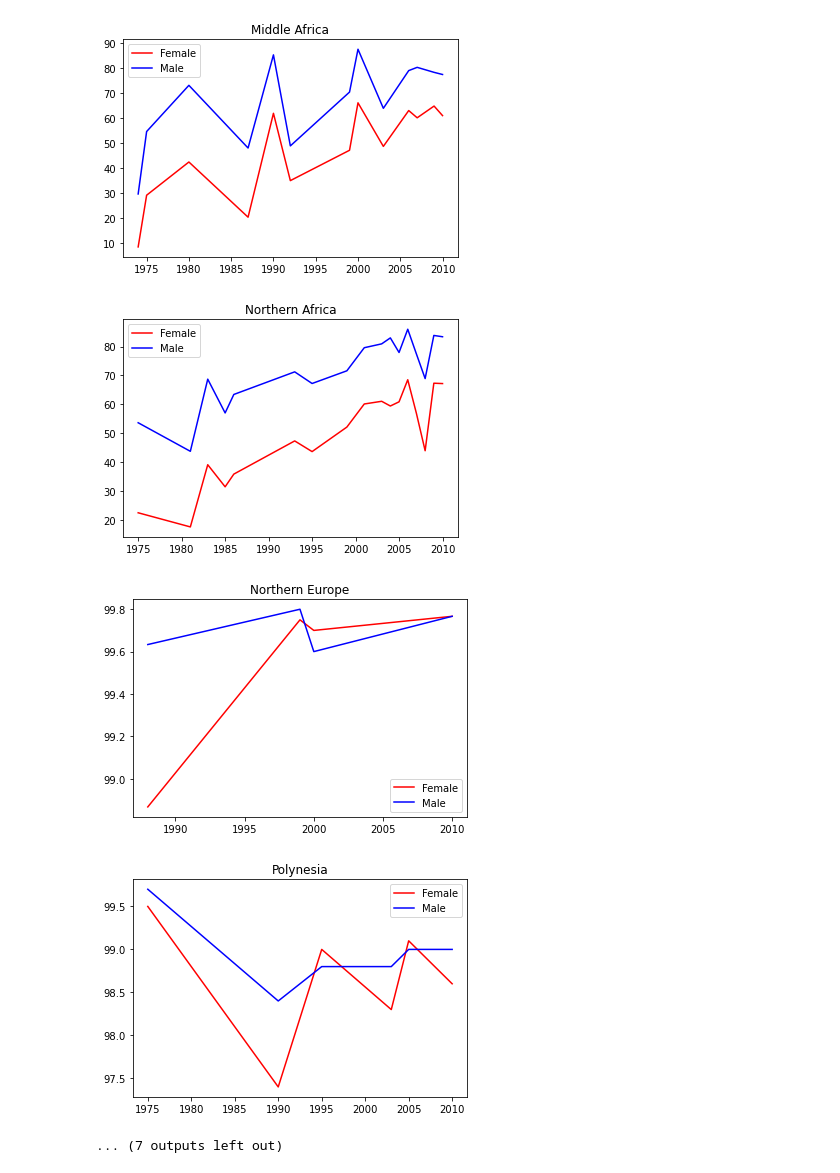
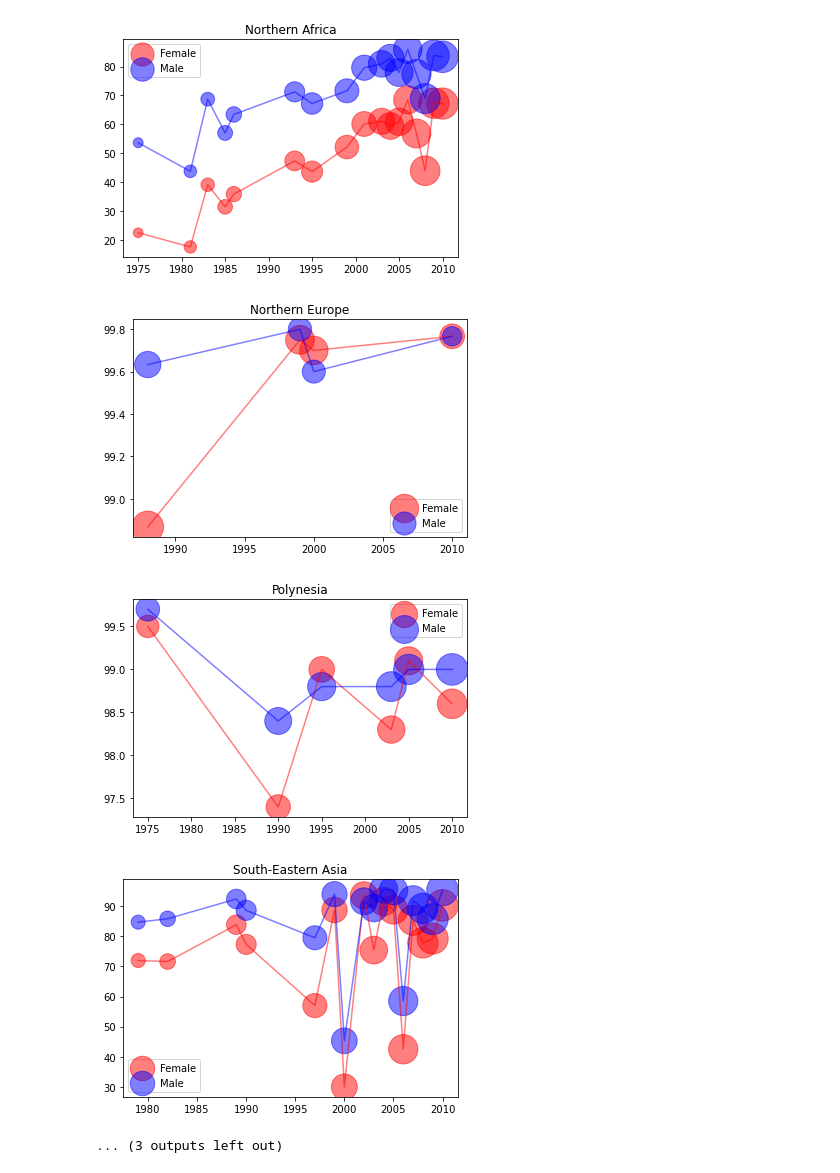
Before and after one commit to saathvikpd/DS3-GlobalHealth, a Jupyter notebook: GlobalLiteracy.ipynb, the cells around one changed output. Saved outputs shown, nothing was run; the diff lists cells and outputs as text; code cells hidden in the pictures.

```diff
--- a/GlobalLiteracy.ipynb
+++ b/GlobalLiteracy.ipynb
@@ -40,0 +32,20 @@ female.remove(("Afghanistan", "2010"))
+# %%
+for c in range(len(female_ed_df.columns)):
+    for r in range(len(female_ed_df)):
+        row = list(female_ed_df.index)[r]
+        col = list(female_ed_df.columns)[c]
+        #print(type(row), type(col))
+        pop = population_df[(population_df.Entity == row) & (population_df.Year == int(col))]
+        prop = female_pop_df[(female_pop_df.Entity == row) & (female_pop_df.Year == int(col))]
+        #print(len(pop), len(prop))
+        if len(pop) == 1 and len(prop) == 1:
+            new_pop_df_f.iloc[r, c] = pop.iloc[0, 3] * (prop.iloc[0, 3]/100)
+
+for c in range(len(male_ed_df.columns)):
+    for r in range(len(male_ed_df)):
+        row = list(male_ed_df.index)[r]
+        col = list(male_ed_df.columns)[c]
+        pop = population_df[(population_df.Entity == row) & (population_df.Year == int(col))]
+        prop = female_pop_df[(female_pop_df.Entity == row) & (female_pop_df.Year == int(col))]
+        if len(pop) == 1 and len(prop) == 1:
+            new_pop_df_m.iloc[r, c] = pop.iloc[0, 3] * (1-(prop.iloc[0, 3]/100))
@@ -111,23 +141,43 @@ male_df_sub = male_ed_df.groupby("sub_region").mean()
 #     plt.legend()
 #     plt.title(female_ed_df.index[j])
 # =============================================================================
-
+func1 = lambda x: x.split("_")[0] + "_pop"
+func2 = lambda x: x/1000 if not np.isnan(x) else x
 for j in range(len(female_df_sub)):
 
-    new_df0 = female_df_sub.iloc[j,:]
+    new_df0 = female_df_sub.iloc[j, :37]
     new_df0 = new_df0[new_df0.isnull()==False]
-    new_df1 = male_df_sub.iloc[j,:]
+    new_df01 = female_df_sub.iloc[j, 37:74].get(list(map(func1, list(new_df0.index))))
+    #print(new_df01)
+
+    new_df1 = male_df_sub.iloc[j, :37]
     new_df1 = new_df1[new_df1.isnull()==False]
+    new_df11 = male_df_sub.iloc[j, 37:74].get(list(map(func1, list(new_df1.index))))
+    #print(new_df11)
 
-    years_female = list(pd.Series(new_df0.index).apply(int))
+
+    if isinstance(new_df01, pd.Series) and isinstance(new_df11, pd.Series):
+        mx = max([max(new_df11), max(new_df01)])
+        new_df01 = (10*(new_df01/mx))**3
+        new_df11 = (10*(new_df11/mx))**3
+
+    #print(new_df01)
+    #print(new_df11)
+
+    years_female = list(pd.Series(new_df0.index).apply(lambda x: int(x.split("_")[0])))
     literacy_female = list(new_df0)
-    years_male = list(pd.Series(new_df1.index).apply(int))
+    years_male = list(pd.Series(new_df1.index).apply(lambda x: int(x.split("_")[0])))
     literacy_male = list(new_df1)
-    plt.figure(j)
 
-    plt.plot(years_female, literacy_female, c="red", label = "Female")
-    plt.plot(years_male, literacy_male, c="blue", label = "Male")
+    #print(len(years_female), len(list(new_df01)))
+    if isinstance(new_df11, pd.Series) and isinstance(new_df01, pd.Series):
+        plt.figure(j)
+
+        plt.scatter(years_female, literacy_female, s = list(new_df01), c="red", label = "Female", alpha = 0.5)
+        plt.scatter(years_male, literacy_male, s = list(new_df11), c="blue", label = "Male", alpha = 0.5)
+        plt.plot(years_female, literacy_female, c="red", alpha = 0.5)
+        plt.plot(years_male, literacy_male, c="blue", alpha = 0.5)
     #plt.xticks(rotation=-90)
-    plt.legend()
-    plt.title(female_df_sub.index[j])
+        plt.legend()
+        plt.title(female_df_sub.index[j])
 # %% [output]
@@ -142,5 +192,5 @@ for j in range(len(female_df_sub)):
-[figure, old version]
+[figure, new version]
-[figure, old version]
+[figure, new version]
-[figure, old version]
+[figure, new version]
-[figure, old version]
+[figure, new version]
-... (7 outputs left out)
+... (3 outputs left out)
```
Also changed, not shown: parts of 13 cells of this notebook, 1 other file.
